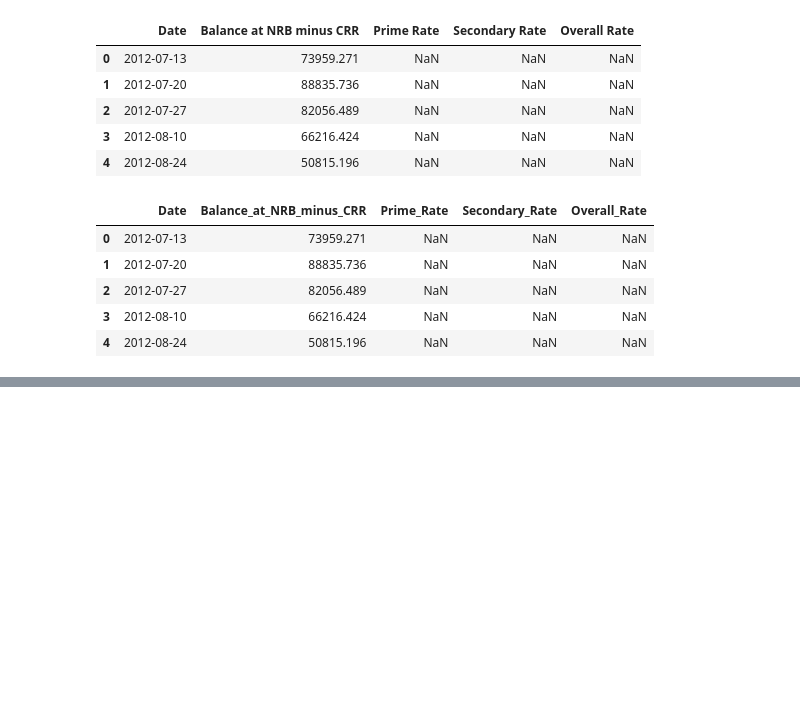
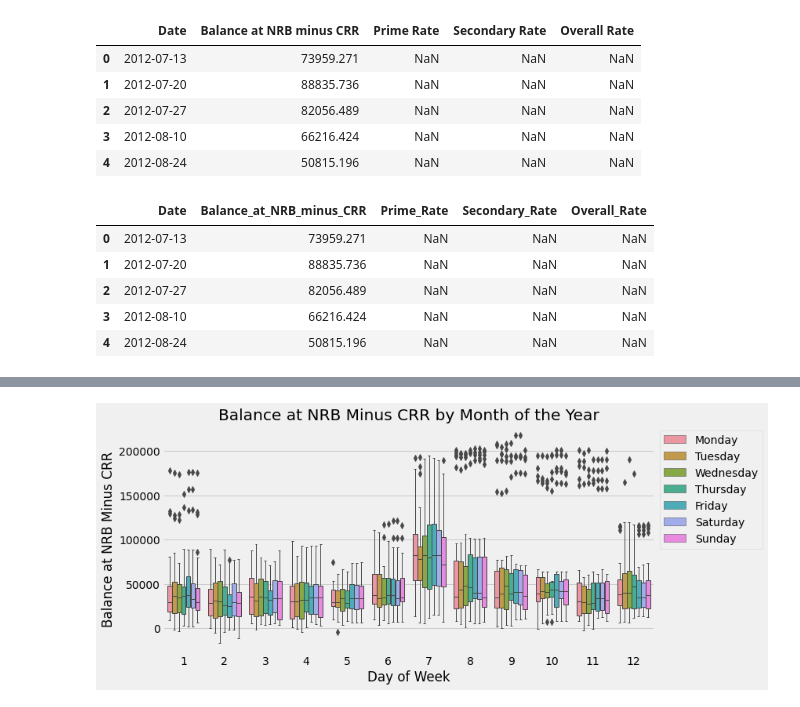
Before and after one commit to DipeshPoudel/MDS-658-Economic-Analysis, a Jupyter notebook: Analysis/LiquidityAnalysis.ipynb, the cells around one changed output, grey strips where cells are left out. Drawn from its saved outputs; the diff is of its cells as text; code cells hidden in the pictures; blank space fills up the shorter version.

```diff
--- a/Analysis/LiquidityAnalysis.ipynb
+++ b/Analysis/LiquidityAnalysis.ipynb
@@ -77,0 +146,15 @@ plt.style.use('seaborn')
+# %%
+fig, ax = plt.subplots(figsize=(10, 5))
+sns.boxplot(data=filtered_df.dropna(),
+            x='month',
+            y='Balance_at_NRB_minus_CRR',
+            hue='weekday',
+            ax=ax,
+            linewidth=1)
+ax.set_title('Balance at NRB Minus CRR by Month of the Year')
+ax.set_xlabel('Day of Week')
+ax.set_ylabel('Balance at NRB Minus CRR')
+ax.legend(bbox_to_anchor=(1, 1))
+plt.show()
+# %% [output]
+[figure, added]
```
Also changed, not shown: parts of 29 cells of this notebook, 10 other files.
